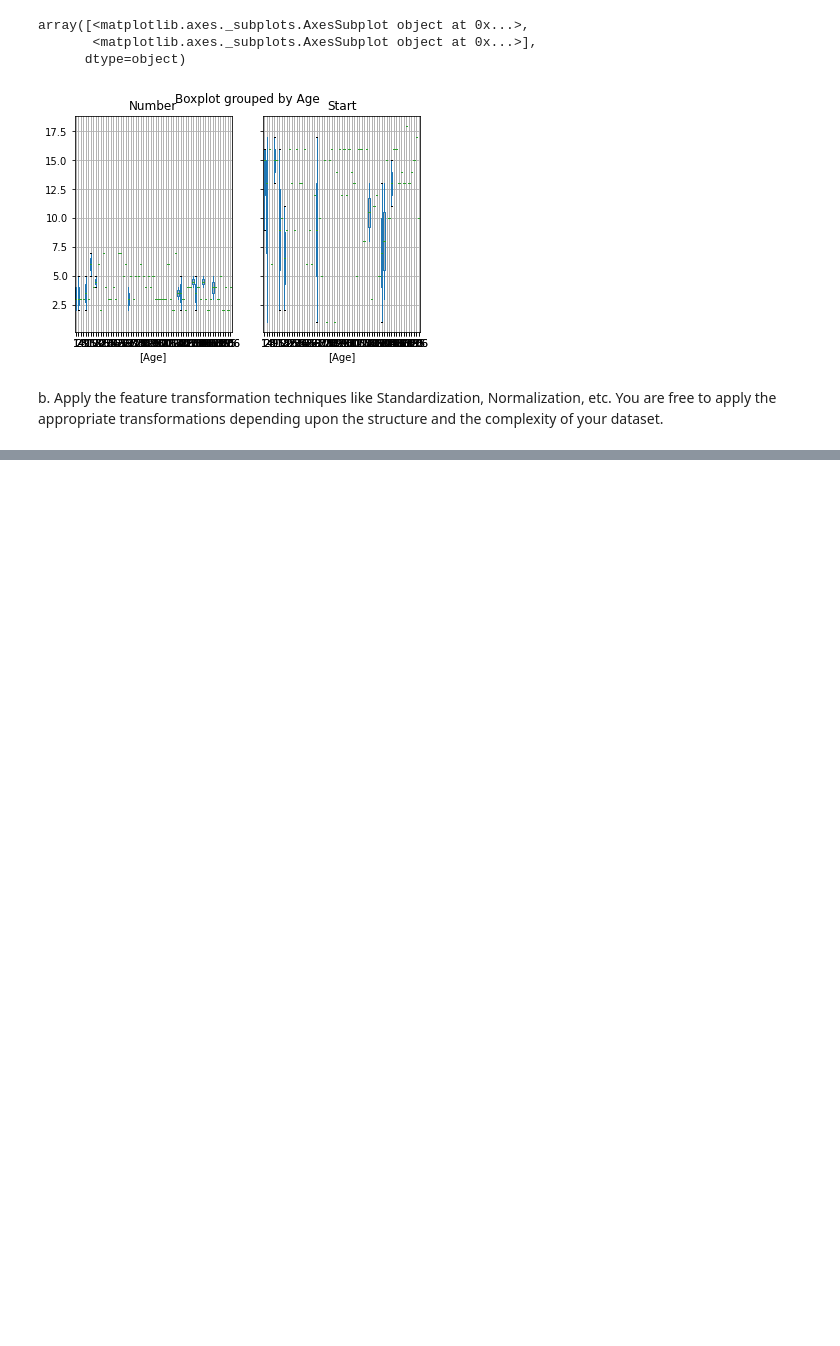
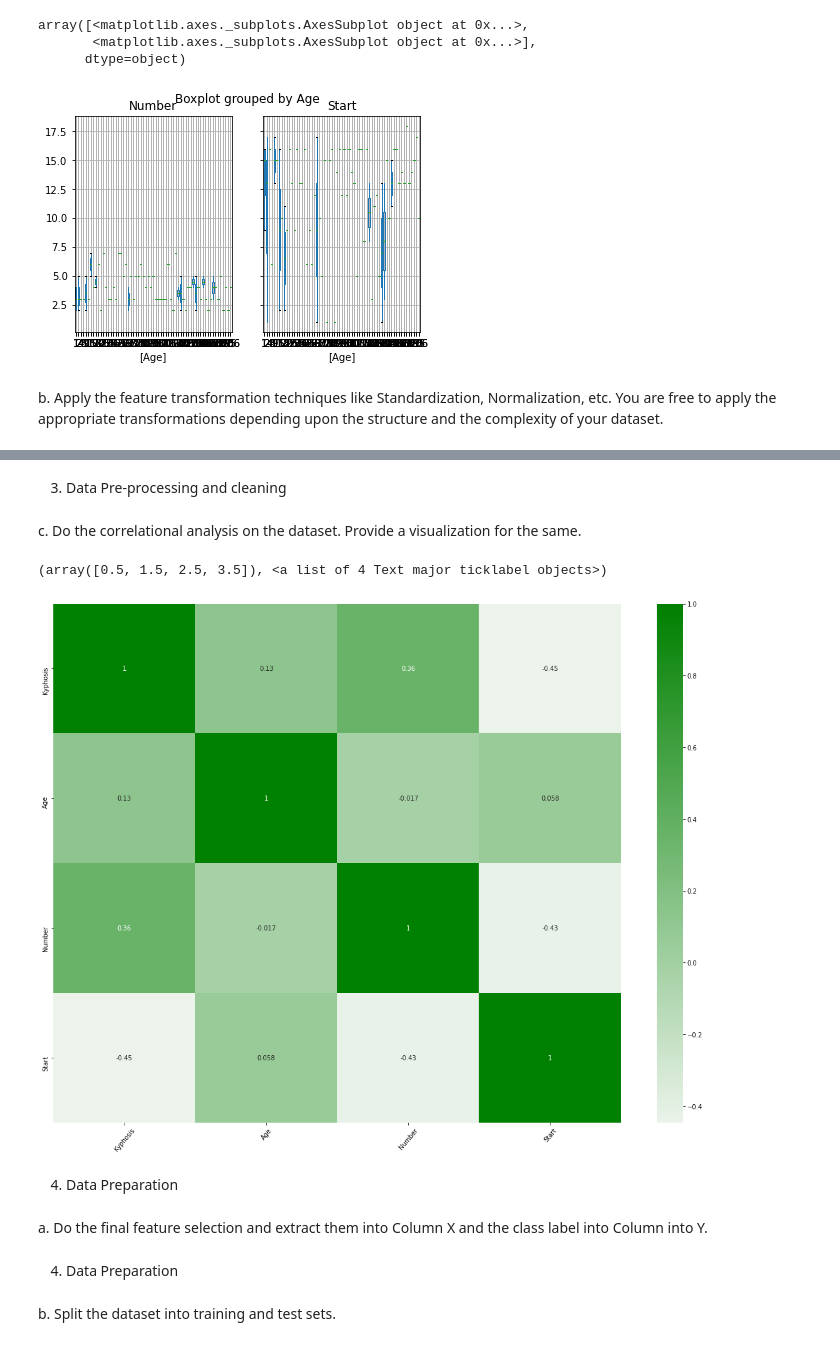
Before and after one commit to arindamdeyofficial/vertebraeSurgeryRiskFactor, a Jupyter notebook: Group307_kyphosis.ipynb, the cells around one changed output, grey strips where cells are left out. Drawn from its saved outputs; the diff is of its cells as text; code cells hidden in the pictures; blank space fills up the shorter version.

```diff
--- a/Group307_kyphosis.ipynb
+++ b/Group307_kyphosis.ipynb
@@ -198,0 +244,3 @@ df.plot.scatter('Age', 'Number')
+# %%
+std = np.std(df["Number"])
+std
@@ -198,0 +249,12 @@ df.plot.scatter('Age', 'Number')
+# %%
+threshold = 2
+outlierCombo = []
+outlier = []
+zScore = []
+for i in df["Number"]:
+    z = (i-mean)/std
+    if z > threshold:
+      outlierCombo.append([i,z])
+      outlier.append(i)
+      zScore.append(z)
+outlierCombo
@@ -212,4 +276,5 @@ Int64Index([42, 52], dtype='int64')
 # %% [markdown]
 Now we will not drop the record rather will do outlier treatment
 # %%
-#df.drop(index_names, inplace = True)
+df.drop(index_names, inplace = True)
+#np.delete(df, index_names, axis =0)
@@ -238,0 +333,9 @@ Multi valued columns:
+# %%
+#Label Encoding for Binary cols
+le=LabelEncoder()
+for i in bin_cols:
+    df[i]=le.fit_transform(df[i])
+
+#Duplicating cols for multi-value cols
+#df=pd.get_dummies(data=df,columns=mul_cols)
+df.head(10)
@@ -238,0 +354,23 @@ Multi valued columns:
+# %% [markdown]
+3.	Data Pre-processing and cleaning
+# %% [markdown]
+c.	Do the correlational analysis on the dataset. Provide a visualization for the same.
+# %%
+#Co-relation
+#correlation analysis shows us how to determine both the nature and strength of relationship between two variables
+#correaltion lies between -1 to 1 (0: No corelation; -1: perfect negative correlation; +1: positive core)
+correlation=df.corr()
+correlation
+
+#plotting correlation Matrix
+plt.figure(figsize=(20,15))
+cm = sns.light_palette("green", as_cmap=True)
+sns.heatmap(correlation, xticklabels=correlation.columns.values, yticklabels=correlation.columns.values, cmap=cm, annot=True)
+plt.xticks(rotation=50)
+# %% [output]
+(array([0.5, 1.5, 2.5, 3.5]), <a list of 4 Text major ticklabel objects>)
+[figure, added]
+# %% [markdown]
+4.	Data Preparation
+# %% [markdown]
+a.	Do the final feature selection and extract them into Column X and the class label into Column into Y.
@@ -238,0 +380,4 @@ Multi valued columns:
+# %% [markdown]
+4.	Data Preparation
+# %% [markdown]
+b.	Split the dataset into training and test sets.
```
Also changed, not shown: parts of 34 cells of this notebook.
